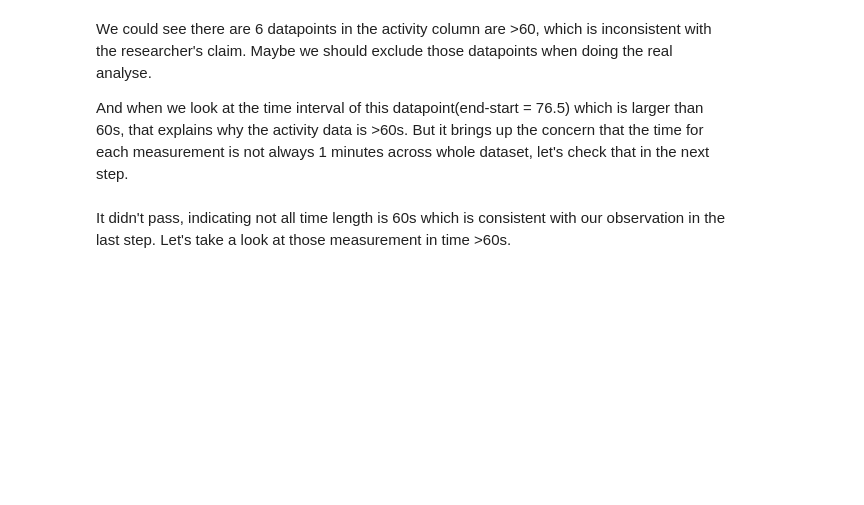
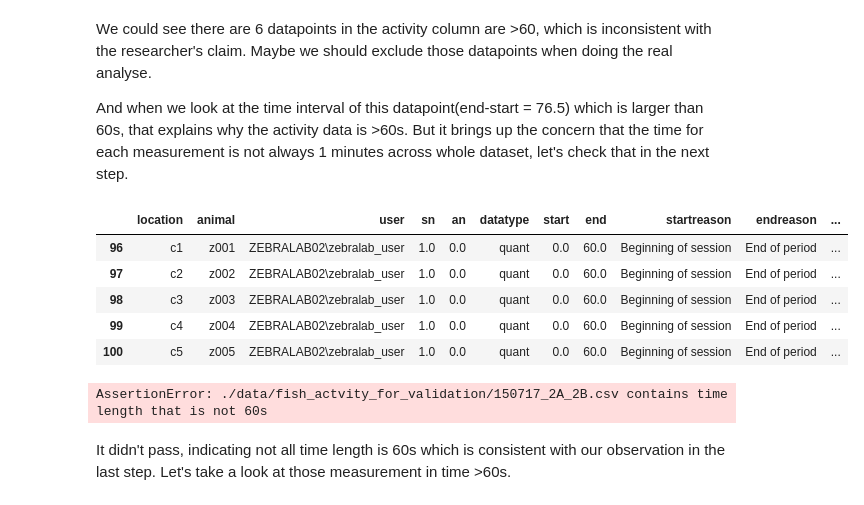
Before and after one commit to Xinhong111/Bi203, a Jupyter notebook: sandbox/hw3.1_X.ipynb, the cells around one changed output. Cells and saved outputs as stored; diff of their text form; code cells hidden in the pictures; blank space fills up the shorter version.

```diff
--- a/sandbox/hw3.1_X.ipynb
+++ b/sandbox/hw3.1_X.ipynb
@@ -90,8 +98,15 @@ We could see there are 6 datapoints in the activity column are >60, which is inc
 And when we look at the time interval of this datapoint(end-start = 76.5) which is larger than 60s, that explains why the activity data is >60s. But it brings up the concern that the time for each measurement is not always 1 minutes across whole dataset, let's check that in the next step.
 # %%
 # Generate a column of time length for each measurement using the 'end' and 'start' column
-df_fish.loc['time_length',:] = df_fish['end'] - df_fish['start']
+df_fish['time_length'] = df_fish['end'] - df_fish['start']
 df_fish.head()
+# %% [output]
+|  | location | animal | user | sn | an | datatype | start | end | startreason | endreason | ... |
+| 96 | c1 | z001 | ZEBRALAB02\zebralab_user | 1.0 | 0.0 | quant | 0.0 | 60.0 | Beginning of session | End of period | ... |
+| 97 | c2 | z002 | ZEBRALAB02\zebralab_user | 1.0 | 0.0 | quant | 0.0 | 60.0 | Beginning of session | End of period | ... |
+| 98 | c3 | z003 | ZEBRALAB02\zebralab_user | 1.0 | 0.0 | quant | 0.0 | 60.0 | Beginning of session | End of period | ... |
+| 99 | c4 | z004 | ZEBRALAB02\zebralab_user | 1.0 | 0.0 | quant | 0.0 | 60.0 | Beginning of session | End of period | ... |
+| 100 | c5 | z005 | ZEBRALAB02\zebralab_user | 1.0 | 0.0 | quant | 0.0 | 60.0 | Beginning of session | End of period | ... |
 # %%
 # Check the time length is always 1 minute across the whole session
 def test_time_length(df, fname):
@@ -100,6 +115,8 @@ def test_time_length(df, fname):
             fname + ' contains time length that is not 60s'
 
 test_time_length(df_fish,fname)
+# %% [output]
+AssertionError: ./data/fish_actvity_for_validation/150717_2A_2B.csv contains time length that is not 60s
 # %% [markdown]
 It didn't pass, indicating not all time length is 60s which is consistent with our observation in the last step. Let's take a look at those measurement in time >60s.
 # %%
```
Also changed, not shown: parts of 3 cells of this notebook.
